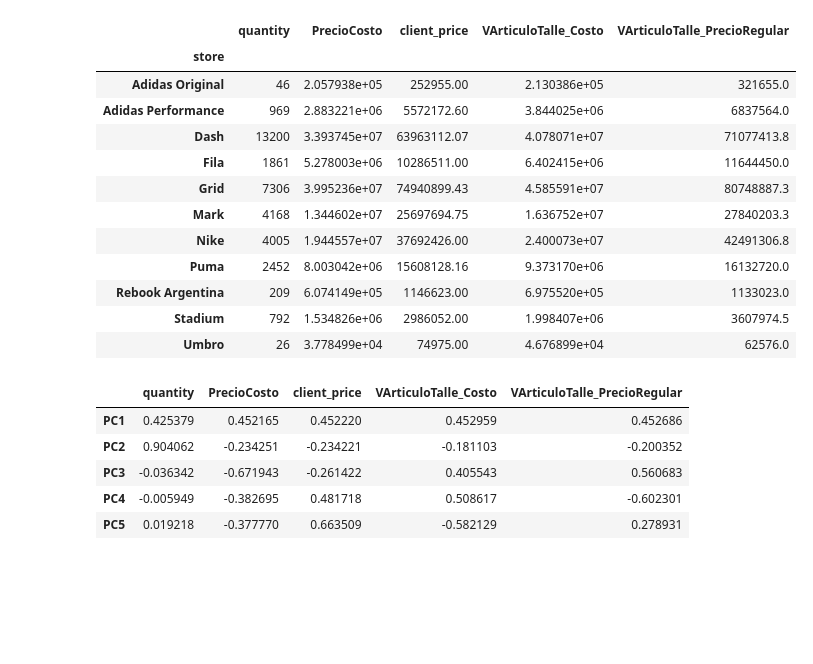
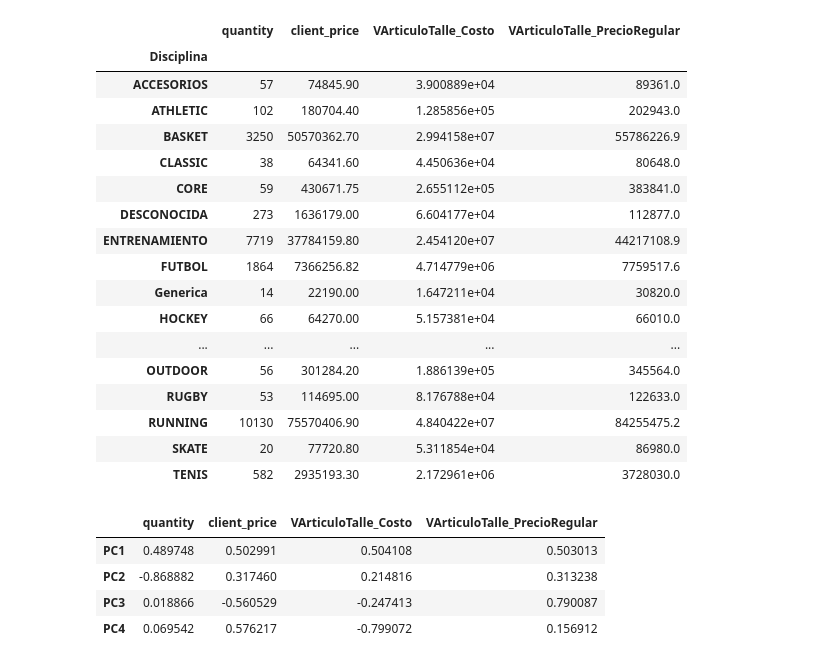
Before and after one commit to eliasguillermo/ds-ecommerce, a Jupyter notebook: ecommerce.ipynb, the cells around one changed output. Saved outputs shown, nothing was run; the diff lists cells and outputs as text; code cells hidden in the pictures; blank space fills up the shorter version.

Commit message:
Notebook con análisis completo y diccionario completo

```diff
--- a/ecommerce.ipynb
+++ b/ecommerce.ipynb
@@ -36,0 +67,4 @@ df.head()
+# %%
+#Eliminamos las columnas que no vamos a usar
+df.drop(['numero_lote', 'fecha_facturado', 'PrecioCosto','sucursal_original','ultima_sucursal','description','ecomm_creation_date_y','ecomm_tipo_envio'], axis = 1, inplace=True)
+df.info()
@@ -36,0 +107,4 @@ df.head()
+# %%
+#Eliminamos los registros con precios negativos
+df = df.drop(df[df['client_price'] < 0].index)
+df[df['client_price'] < 0]
@@ -36,0 +269,7 @@ df.head()
+# %%
+#Análisis de valores únicos de variables categóricas
+cat_columns=['ecommerce', 'store', 'linea', 'marca','vTalle_Codigo','ecomm_transporte_nombre','ColorPrimario','Disciplina','Genero','payment']
+
+for i in cat_columns:
+    print(df[i].name)
+    print(df[i].unique())
@@ -36,0 +326,13 @@ df.head()
+# %%
+#Análisis de frecuencias de variables categóricas (excepto talle)
+cat_columns=['ecommerce', 'store', 'linea', 'marca','ecomm_transporte_nombre','ColorPrimario','Disciplina','Genero','payment']
+
+for i in cat_columns:
+    df[i] = df[i].str.rstrip()
+
+for i in cat_columns:
+    plt.figure(figsize=(10,9))
+    plt.title(i,fontsize=16)
+    plt.rcParams['figure.facecolor'] = 'White'
+    sns.countplot(y=df[i])
+    plt.show()
@@ -98,21 +549,26 @@ plt.show()
 # %%
-#Análisis de componentes principales para cada tienda usando las variables cuantitativas
-df_store = pd.DataFrame(df.groupby('store').sum())[['quantity', 'PrecioCosto','client_price','VArticuloTalle_Costo','VArticuloTalle_PrecioRegular']]
+#Análisis de componentes principales para cada disciplina usando las variables cuantitativas
+df_store = pd.DataFrame(df.groupby('Disciplina').sum())[['quantity','client_price','VArticuloTalle_Costo','VArticuloTalle_PrecioRegular']]
 df_store
 # %% [output]
-|  | quantity | PrecioCosto | client_price | VArticuloTalle_Costo | VArticuloTalle_PrecioRegular |
-| store |  |  |  |  |  |
-| Adidas Original | 46 | 2.057938e+05 | 252955.00 | 2.130386e+05 | 321655.0 |
-| Adidas Performance | 969 | 2.883221e+06 | 5572172.60 | 3.844025e+06 | 6837564.0 |
-| Dash | 13200 | 3.393745e+07 | 63963112.07 | 4.078071e+07 | 71077413.8 |
-| Fila | 1861 | 5.278003e+06 | 10286511.00 | 6.402415e+06 | 11644450.0 |
-| Grid | 7306 | 3.995236e+07 | 74940899.43 | 4.585591e+07 | 80748887.3 |
-| Mark | 4168 | 1.344602e+07 | 25697694.75 | 1.636752e+07 | 27840203.3 |
-| Nike | 4005 | 1.944557e+07 | 37692426.00 | 2.400073e+07 | 42491306.8 |
-| Puma | 2452 | 8.003042e+06 | 15608128.16 | 9.373170e+06 | 16132720.0 |
-| Rebook Argentina | 209 | 6.074149e+05 | 1146623.00 | 6.975520e+05 | 1133023.0 |
-| Stadium | 792 | 1.534826e+06 | 2986052.00 | 1.998407e+06 | 3607974.5 |
-| Umbro | 26 | 3.778499e+04 | 74975.00 | 4.676899e+04 | 62576.0 |
+|  | quantity | client_price | VArticuloTalle_Costo | VArticuloTalle_PrecioRegular |
+| Disciplina |  |  |  |  |
+| ACCESORIOS | 57 | 74845.90 | 3.900889e+04 | 89361.0 |
+| ATHLETIC | 102 | 180704.40 | 1.285856e+05 | 202943.0 |
+| BASKET | 3250 | 50570362.70 | 2.994158e+07 | 55786226.9 |
+| CLASSIC | 38 | 64341.60 | 4.450636e+04 | 80648.0 |
+| CORE | 59 | 430671.75 | 2.655112e+05 | 383841.0 |
+| DESCONOCIDA | 273 | 1636179.00 | 6.604177e+04 | 112877.0 |
+| ENTRENAMIENTO | 7719 | 37784159.80 | 2.454120e+07 | 44217108.9 |
+| FUTBOL | 1864 | 7366256.82 | 4.714779e+06 | 7759517.6 |
+| Generica | 14 | 22190.00 | 1.647211e+04 | 30820.0 |
+| HOCKEY | 66 | 64270.00 | 5.157381e+04 | 66010.0 |
+| ... | ... | ... | ... | ... |
+| OUTDOOR | 56 | 301284.20 | 1.886139e+05 | 345564.0 |
+| RUGBY | 53 | 114695.00 | 8.176788e+04 | 122633.0 |
+| RUNNING | 10130 | 75570406.90 | 4.840422e+07 | 84255475.2 |
+| SKATE | 20 | 77720.80 | 5.311854e+04 | 86980.0 |
+| TENIS | 582 | 2935193.30 | 2.172961e+06 | 3728030.0 |
 # %%
 # Entrenamiento modelo PCA con escalado de los datos
 pca_pipe = make_pipeline(StandardScaler(), PCA())
@@ -125,15 +581,14 @@ pca_pipe.fit(df_store)
 pd.DataFrame(
     data    = modelo_pca.components_,
     columns = df_store.columns,
-    index   = ['PC1', 'PC2', 'PC3', 'PC4', 'PC5']
+    index   = ['PC1', 'PC2', 'PC3', 'PC4']
 )
 # %% [output]
-|  | quantity | PrecioCosto | client_price | VArticuloTalle_Costo | VArticuloTalle_PrecioRegular |
-| PC1 | 0.425379 | 0.452165 | 0.452220 | 0.452959 | 0.452686 |
-| PC2 | 0.904062 | -0.234251 | -0.234221 | -0.181103 | -0.200352 |
-| PC3 | -0.036342 | -0.671943 | -0.261422 | 0.405543 | 0.560683 |
-| PC4 | -0.005949 | -0.382695 | 0.481718 | 0.508617 | -0.602301 |
-| PC5 | 0.019218 | -0.377770 | 0.663509 | -0.582129 | 0.278931 |
+|  | quantity | client_price | VArticuloTalle_Costo | VArticuloTalle_PrecioRegular |
+| PC1 | 0.489748 | 0.502991 | 0.504108 | 0.503013 |
+| PC2 | -0.868882 | 0.317460 | 0.214816 | 0.313238 |
+| PC3 | 0.018866 | -0.560529 | -0.247413 | 0.790087 |
+| PC4 | 0.069542 | 0.576217 | -0.799072 | 0.156912 |
 # %%
 # Porcentaje de varianza explicada por cada componente
 print('----------------------------------------------------')
```
Also changed, not shown: parts of 46 cells of this notebook, 1 other file.
